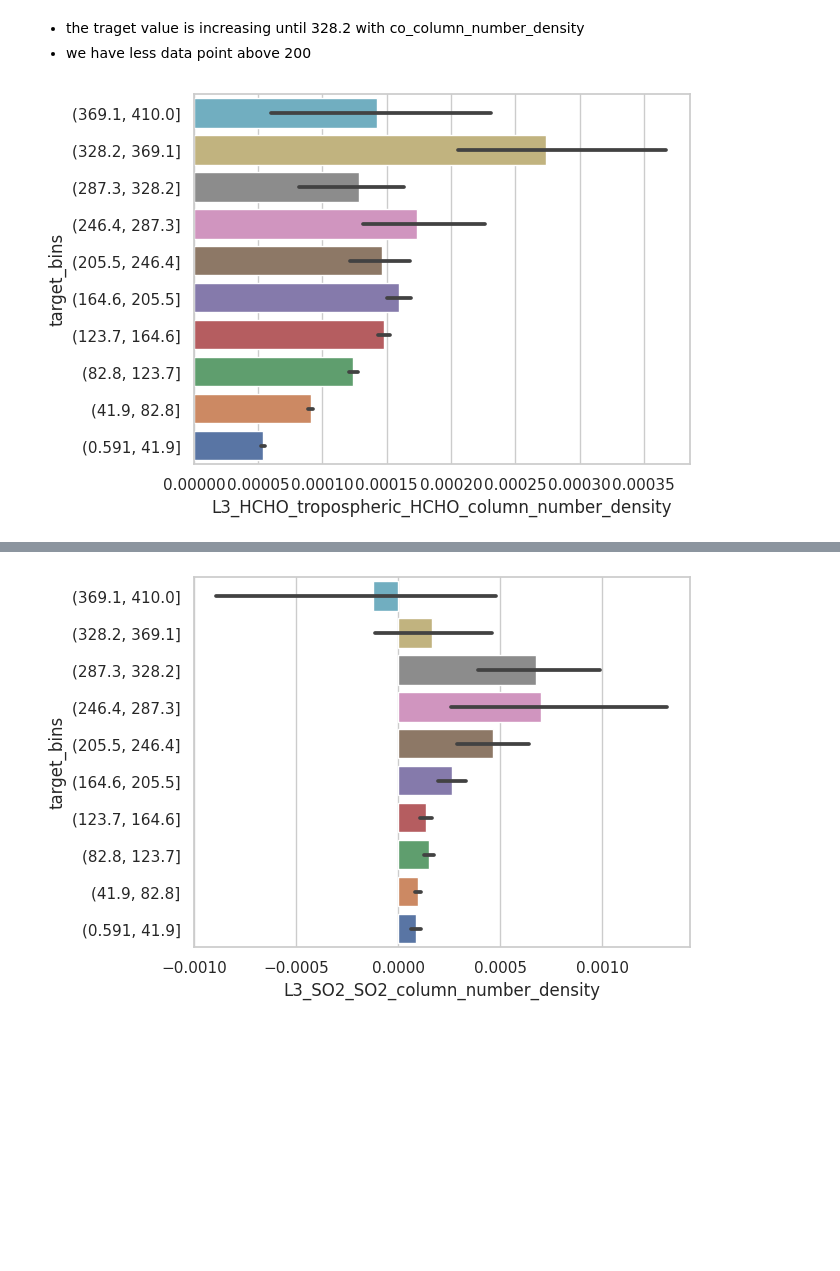
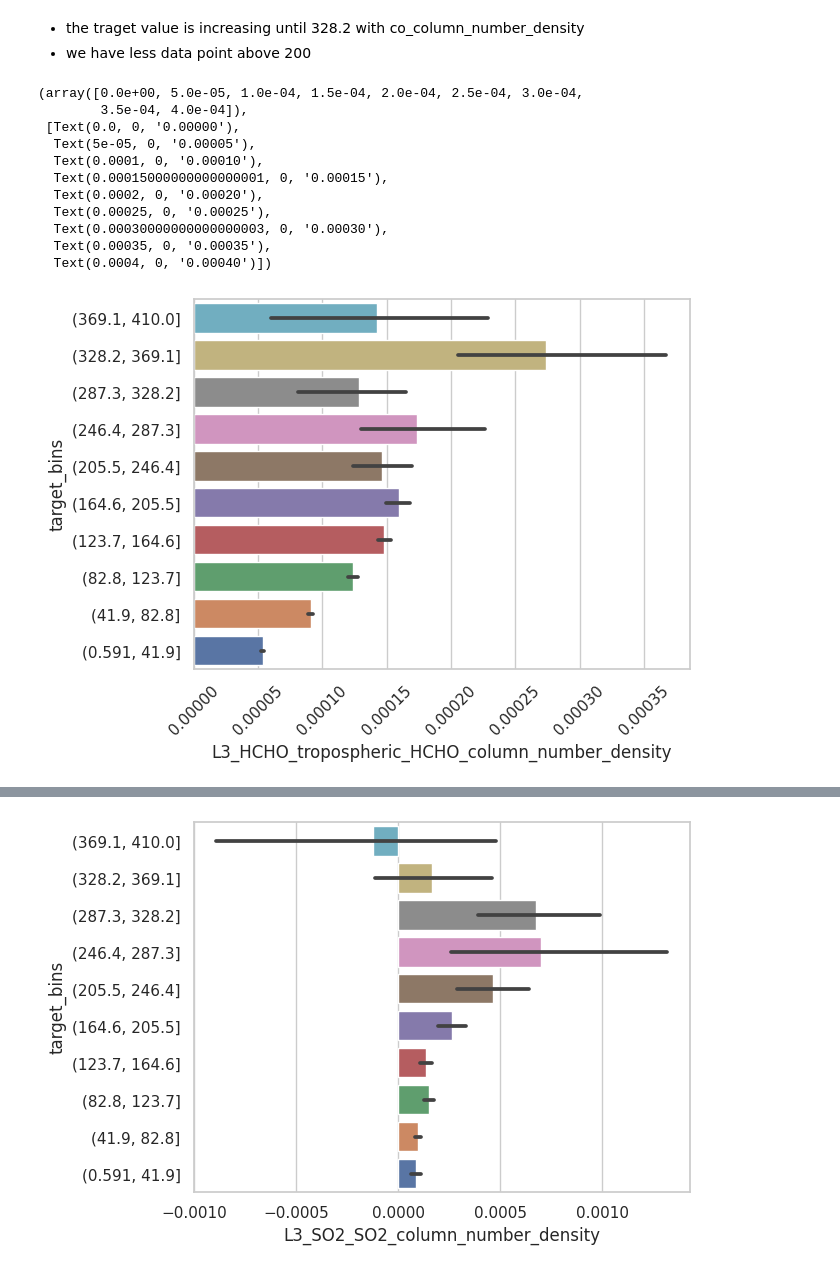
Before and after one commit to karol-pa/Urban_Air_Pollution_Challenge_Group_Work, a Jupyter notebook: Day1.ipynb, the cells around one changed output, grey strips where cells are left out. Saved outputs shown, nothing was run; the diff lists cells and outputs as text; code cells hidden in the pictures; blank space fills up the shorter version.

```diff
--- a/Day1.ipynb
+++ b/Day1.ipynb
@@ -288,10 +233,22 @@ plt.show()
 # %%
 df_1 = df[df['target'] < 458]
 df_temp=df_1.copy()
 df_temp['target_bins']=pd.cut(df_temp['target'], bins=10)
 sns.barplot(df_temp, x='L3_HCHO_tropospheric_HCHO_column_number_density', y='target_bins').invert_yaxis()
+plt.xticks(rotation=45)
 # %% [output]
+(array([0.0e+00, 5.0e-05, 1.0e-04, 1.5e-04, 2.0e-04, 2.5e-04, 3.0e-04,
+        3.5e-04, 4.0e-04]),
+ [Text(0.0, 0, '0.00000'),
+  Text(5e-05, 0, '0.00005'),
+  Text(0.0001, 0, '0.00010'),
+  Text(0.00015000000000000001, 0, '0.00015'),
+  Text(0.0002, 0, '0.00020'),
+  Text(0.00025, 0, '0.00025'),
+  Text(0.00030000000000000003, 0, '0.00030'),
+  Text(0.00035, 0, '0.00035'),
+  Text(0.0004, 0, '0.00040')])
-[figure, old version]
+[figure, new version]
 # %%
 df_1 = df[df['target'] < 458]
 df_temp=df_1.copy()
```
Also changed, not shown: parts of 39 cells of this notebook, 1 other file.
